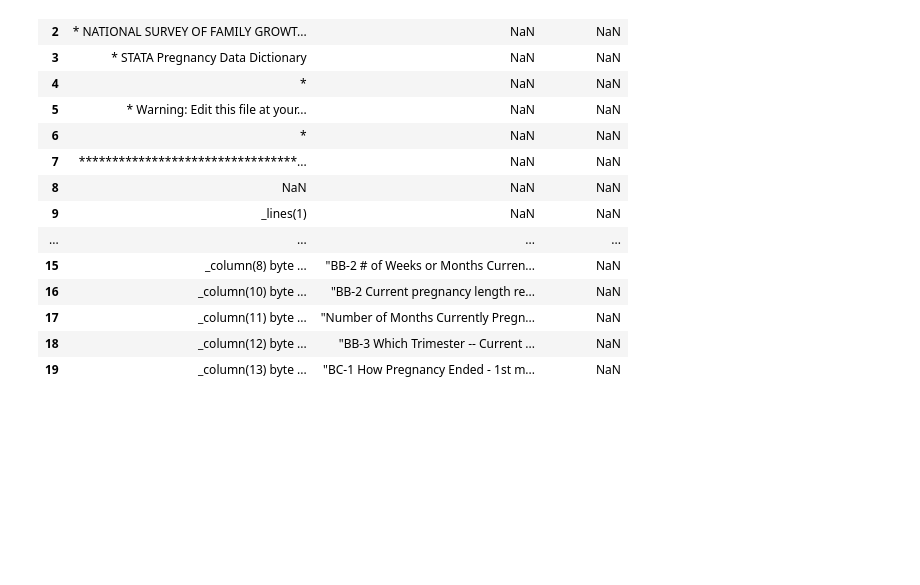
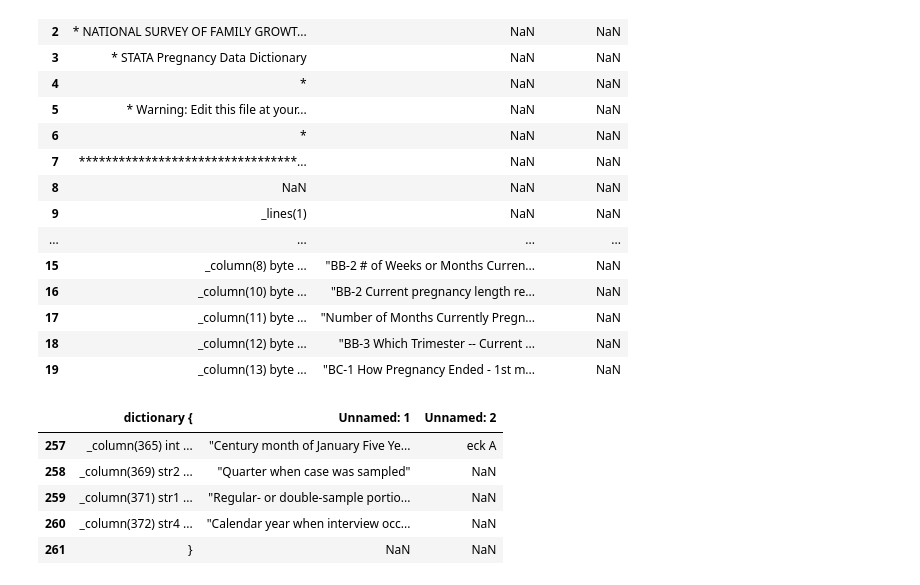
Before and after one commit to hamiltonchangcodes/marriage_project, a Jupyter notebook: marriage_eda.ipynb, the cells around one changed output. Cells and saved outputs as stored; diff of their text form; code cells hidden in the pictures; blank space fills up the shorter version.

```diff
--- a/marriage_eda.ipynb
+++ b/marriage_eda.ipynb
@@ -169,3 +169,12 @@ df.head(20)
 | 17 | _column(11) byte ... | "Number of Months Currently Pregn... | NaN |
 | 18 | _column(12) byte ... | "BB-3 Which Trimester -- Current ... | NaN |
 | 19 | _column(13) byte ... | "BC-1 How Pregnancy Ended - 1st m... | NaN |
+# %%
+df.tail(5)
+# %% [output]
+|  | dictionary { | Unnamed: 1 | Unnamed: 2 |
+| 257 | _column(365) int ... | "Century month of January Five Ye... | eck A |
+| 258 | _column(369) str2 ... | "Quarter when case was sampled" | NaN |
+| 259 | _column(371) str1 ... | "Regular- or double-sample portio... | NaN |
+| 260 | _column(372) str4 ... | "Calendar year when interview occ... | NaN |
+| 261 | } | NaN | NaN |
```
